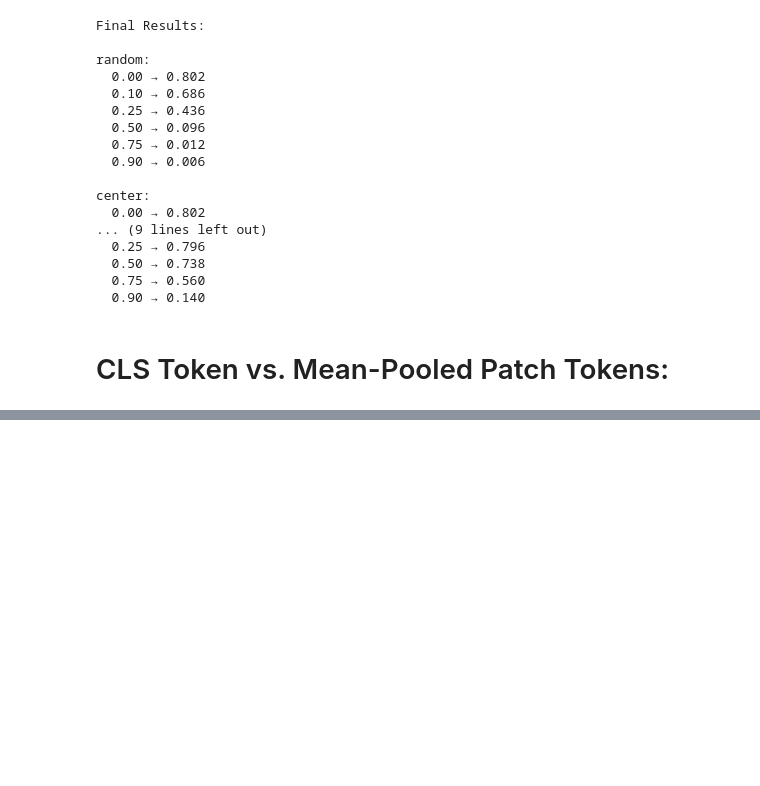
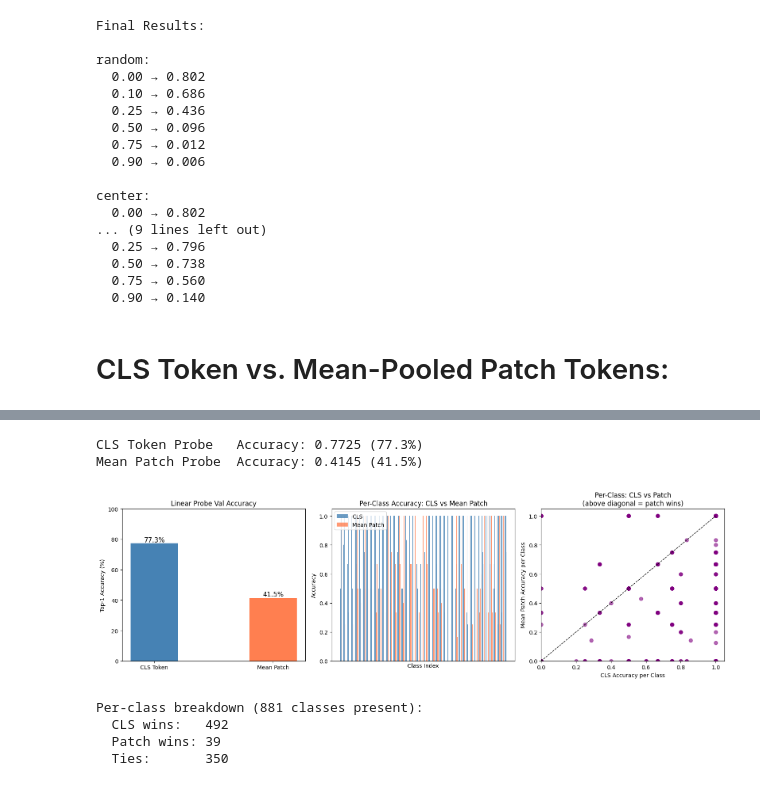
Before and after one commit to supus4562/ATML, a Jupyter notebook: Task-2/final.ipynb, the cells around one changed output, grey strips where cells are left out. Drawn from its saved outputs; the diff is of its cells as text; code cells hidden in the pictures; blank space fills up the shorter version.

Commit message:
CLS vs Mean Probe

```diff
--- a/Task-2/final.ipynb
+++ b/Task-2/final.ipynb
@@ -137,7 +137,7 @@ ViTForImageClassification(
 )
 # %%
 dataset = load_dataset("ILSVRC/imagenet-1k", split="validation", streaming=True)
-dataset_cached = list(dataset.take(500))
+dataset_cached = list(dataset.take(10000))
 # %%
 BATCH_SIZE = 512
 mask_ratios = [0.0, 0.1, 0.25, 0.5, 0.75, 0.9]
@@ -296,5 +341,4 @@ train_probe(patch_features, labels_tensor, patch_probe)
 # %%
-# evaluate both probes
 def evaluate_probe(features, labels, probe):
     probe.eval()
     with torch.no_grad():
@@ -303,13 +347,13 @@ def evaluate_probe(features, labels, probe):
         acc    = (preds == labels).float().mean().item()
     return acc, preds
 
-cls_acc,   cls_preds   = evaluate_probe(cls_features,   labels_tensor, cls_probe)
-patch_acc, patch_preds = evaluate_probe(patch_features, labels_tensor, patch_probe)
+# evaluate on val split
+cls_acc,   cls_preds   = evaluate_probe(cls_val,   labels_val, cls_probe)
+patch_acc, patch_preds = evaluate_probe(patch_val, labels_val, patch_probe)
 
 print(f"CLS Token Probe   Accuracy: {cls_acc:.4f} ({cls_acc*100:.1f}%)")
 print(f"Mean Patch Probe  Accuracy: {patch_acc:.4f} ({patch_acc*100:.1f}%)")
 
-# --- Plot 1: Bar chart comparison ---
 import matplotlib.pyplot as plt
 import numpy as np
 
@@ -320,62 +364,68 @@ axes[0].bar(["CLS Token", "Mean Patch"],
             [cls_acc * 100, patch_acc * 100],
             color=["steelblue", "coral"], width=0.4)
 axes[0].set_ylabel("Top-1 Accuracy (%)")
-axes[0].set_title("Linear Probe Accuracy")
+axes[0].set_title("Linear Probe Val Accuracy")
 axes[0].set_ylim(0, 100)
 for i, v in enumerate([cls_acc, patch_acc]):
     axes[0].text(i, v * 100 + 1, f"{v*100:.1f}%", ha='center', fontsize=12)
 
-# --- Plot 2: per-class accuracy comparison ---
-num_classes = 1000
+# per-class accuracy
+num_classes     = 1000
 cls_per_class   = np.zeros(num_classes)
 patch_per_class = np.zeros(num_classes)
 class_counts    = np.zeros(num_classes)
 
-labels_np     = labels_tensor.cpu().numpy()
-cls_preds_np  = cls_preds.cpu().numpy()
-patch_preds_np= patch_preds.cpu().numpy()
+labels_np      = labels_val.cpu().numpy()
+cls_preds_np   = cls_preds.cpu().numpy()
+patch_preds_np = patch_preds.cpu().numpy()
 
 for i, label in enumerate(labels_np):
     class_counts[label]    += 1
-    cls_per_class[label]   += (cls_preds_np[i]   == label)
+    cls_per_class[label]   += (cls_preds_np[i] == label)
     patch_per_class[label] += (patch_preds_np[i] == label)
 
-# only look at classes that appear in our 500 samples
 present = class_counts > 0
 cls_per_class[present]   /= class_counts[present]
 patch_per_class[present] /= class_counts[present]
 
 present_indices = np.where(present)[0]
 x = np.arange(len(present_indices))
 
-axes[1].bar(x - 0.2, cls_per_class[present_indices],   0.4, label="CLS",        color="steelblue", alpha=0.8)
-axes[1].bar(x + 0.2, patch_per_class[present_indices], 0.4, label="Mean Patch",  color="coral",     alpha=0.8)
+axes[1].bar(x - 0.2, cls_per_class[present_indices],   0.4, label="CLS",       color="steelblue", alpha=0.8)
+axes[1].bar(x + 0.2, patch_per_class[present_indices], 0.4, label="Mean Patch", color="coral",     alpha=0.8)
 axes[1].set_xlabel("Class Index")
 axes[1].set_ylabel("Accuracy")
 axes[1].set_title("Per-Class Accuracy: CLS vs Mean Patch")
 axes[1].legend()
-axes[1].set_xticks([])  # too many classes to label
+axes[1].set_xticks([])
 
-# --- Plot 3: scatter — where does each method win? ---
+# scatter
 axes[2].scatter(cls_per_class[present_indices],
                 patch_per_class[present_indices],
                 alpha=0.6, s=40, color="purple")
-axes[2].plot([0, 1], [0, 1], 'k--', linewidth=1)  # diagonal = equal performance
+axes[2].plot([0, 1], [0, 1], 'k--', linewidth=1)
 axes[2].set_xlabel("CLS Accuracy per Class")
 axes[2].set_ylabel("Mean Patch Accuracy per Class")
 axes[2].set_title("Per-Class: CLS vs Patch\n(above diagonal = patch wins)")
 axes[2].set_xlim(0, 1.05)
 axes[2].set_ylim(0, 1.05)
 
 plt.tight_layout()
 plt.savefig("cls_vs_patch_probe.png", dpi=150)
 plt.show()
 
-# --- summary ---
 cls_wins   = (cls_per_class[present_indices] > patch_per_class[present_indices]).sum()
 patch_wins = (patch_per_class[present_indices] > cls_per_class[present_indices]).sum()
 ties       = (cls_per_class[present_indices] == patch_per_class[present_indices]).sum()
 print(f"\nPer-class breakdown ({len(present_indices)} classes present):")
 print(f"  CLS wins:   {cls_wins}")
 print(f"  Patch wins: {patch_wins}")
 print(f"  Ties:       {ties}")
+# %% [output]
+CLS Token Probe   Accuracy: 0.7725 (77.3%)
+Mean Patch Probe  Accuracy: 0.4145 (41.5%)
+[figure, added]
+Per-class breakdown (881 classes present):
+  CLS wins:   492
+  Patch wins: 39
+  Ties:       350
```
Also changed, not shown: parts of 2 cells of this notebook, 1 other file.
